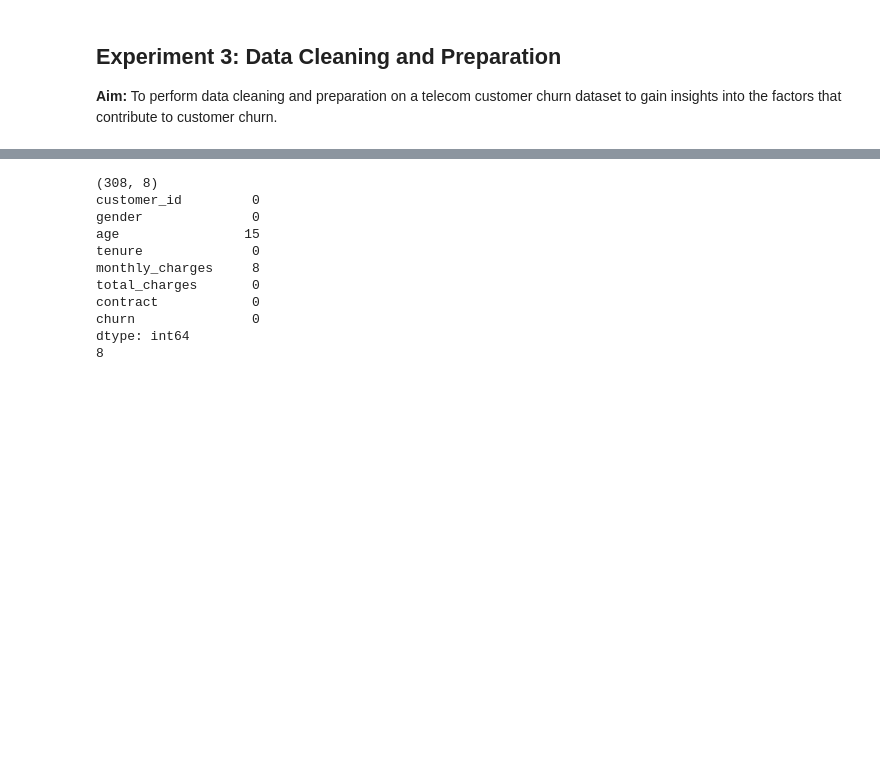
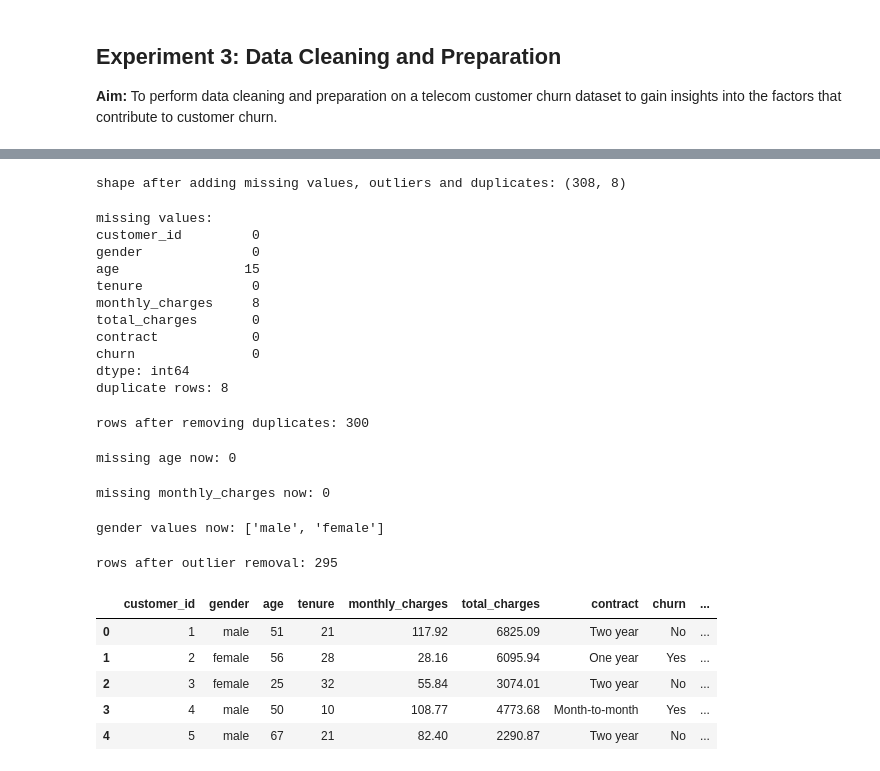
Before and after one commit to DipanshuAmbilkar03/ml-dmv-practicals, a Jupyter notebook: DMV/Exp3_Data_Cleaning_Churn.ipynb, the cells around one changed output, grey strips where cells are left out. Cells and saved outputs as stored; diff of their text form; code cells hidden in the pictures; blank space fills up the shorter version.

```diff
--- a/DMV/Exp3_Data_Cleaning_Churn.ipynb
+++ b/DMV/Exp3_Data_Cleaning_Churn.ipynb
@@ -28,9 +32,17 @@ df = pd.concat([df, df.iloc[:8]], ignore_index=True)
+# %%
+df.loc[np.random.choice(n, 15), "age"] = np.nan
+df.loc[np.random.choice(n, 10), "monthly_charges"] = np.nan
+df.loc[np.random.choice(n, 5), "monthly_charges"] = 9999
+df = pd.concat([df, df.iloc[:8]], ignore_index=True)
+print("shape after adding missing values, outliers and duplicates:", df.shape)
+# %% [output]
+shape after adding missing values, outliers and duplicates: (308, 8)
 # %%
-print(df.shape)
+print("missing values:")
 print(df.isnull().sum())
-print(df.duplicated().sum())
+print("duplicate rows:", df.duplicated().sum())
 # %% [output]
-(308, 8)
+missing values:
 customer_id         0
 gender              0
 age                15
@@ -40,21 +52,47 @@ total_charges       0
 contract            0
 churn               0
 dtype: int64
-8
+duplicate rows: 8
+# %%
+df = df.drop_duplicates()
+print("rows after removing duplicates:", len(df))
+# %% [output]
+rows after removing duplicates: 300
+# %%
+df["age"] = df["age"].fillna(df["age"].median())
+print("missing age now:", df["age"].isnull().sum())
+# %% [output]
+missing age now: 0
+# %%
+df["monthly_charges"] = df["monthly_charges"].fillna(df["monthly_charges"].median())
+print("missing monthly_charges now:", df["monthly_charges"].isnull().sum())
+# %% [output]
+missing monthly_charges now: 0
 # %%
-df = df.drop_duplicates()
-df["age"] = df["age"].fillna(df["age"].median())
-df["monthly_charges"] = df["monthly_charges"].fillna(df["monthly_charges"].median())
 df["gender"] = df["gender"].str.strip().str.lower()
 df["age"] = df["age"].astype(int)
+print("gender values now:", list(df["gender"].unique()))
+# %% [output]
+gender values now: ['male', 'female']
 # %%
 q1 = df["monthly_charges"].quantile(0.25)
 q3 = df["monthly_charges"].quantile(0.75)
 iqr = q3 - q1
 df = df[(df["monthly_charges"] >= q1 - 1.5 * iqr) & (df["monthly_charges"] <= q3 + 1.5 * iqr)]
+print("rows after outlier removal:", len(df))
+# %% [output]
+rows after outlier removal: 295
 # %%
 df["avg_monthly"] = df["total_charges"] / df["tenure"]
 df["is_senior"] = (df["age"] >= 60).astype(int)
+df.head()
+# %% [output]
+|  | customer_id | gender | age | tenure | monthly_charges | total_charges | contract | churn | ... |
+| 0 | 1 | male | 51 | 21 | 117.92 | 6825.09 | Two year | No | ... |
+| 1 | 2 | female | 56 | 28 | 28.16 | 6095.94 | One year | Yes | ... |
+| 2 | 3 | female | 25 | 32 | 55.84 | 3074.01 | Two year | No | ... |
+| 3 | 4 | male | 50 | 10 | 108.77 | 4773.68 | Month-to-month | Yes | ... |
+| 4 | 5 | male | 67 | 21 | 82.40 | 2290.87 | Two year | No | ... |
 # %%
 num = ["age", "tenure", "monthly_charges", "total_charges", "avg_monthly"]
 df[num] = StandardScaler().fit_transform(df[num])
```
Also changed, not shown: parts of 5 cells of this notebook, 14 other files.
